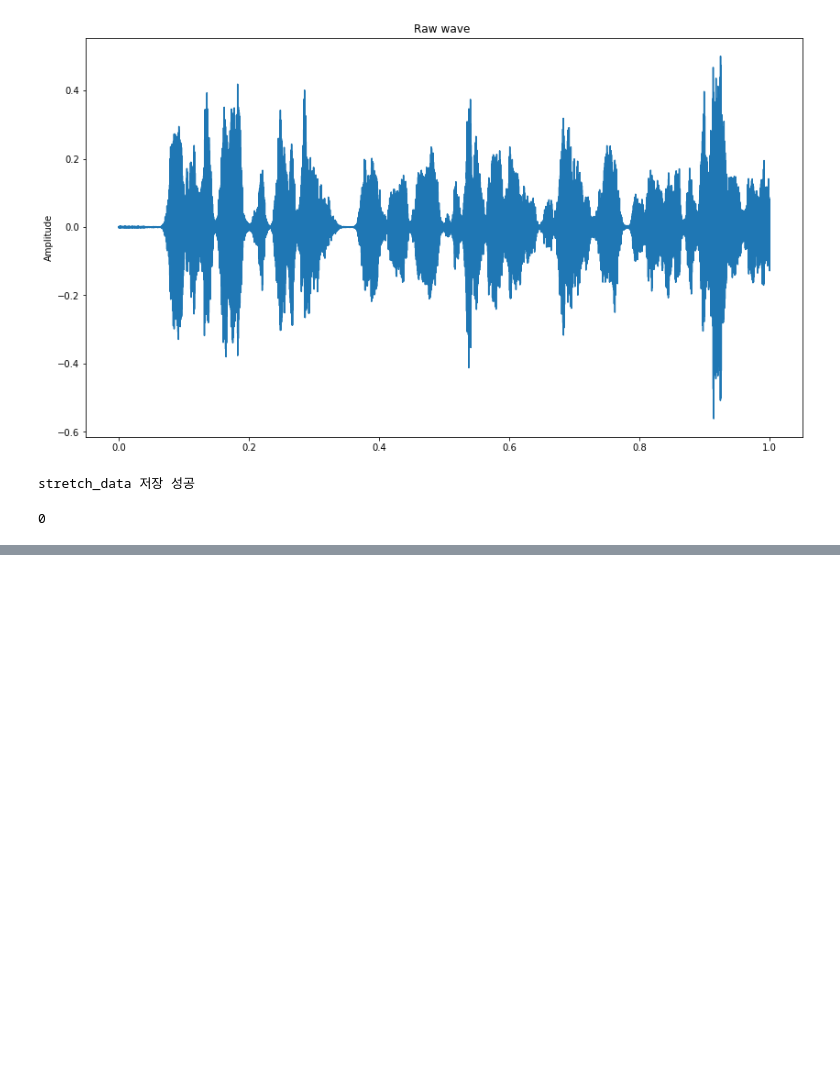
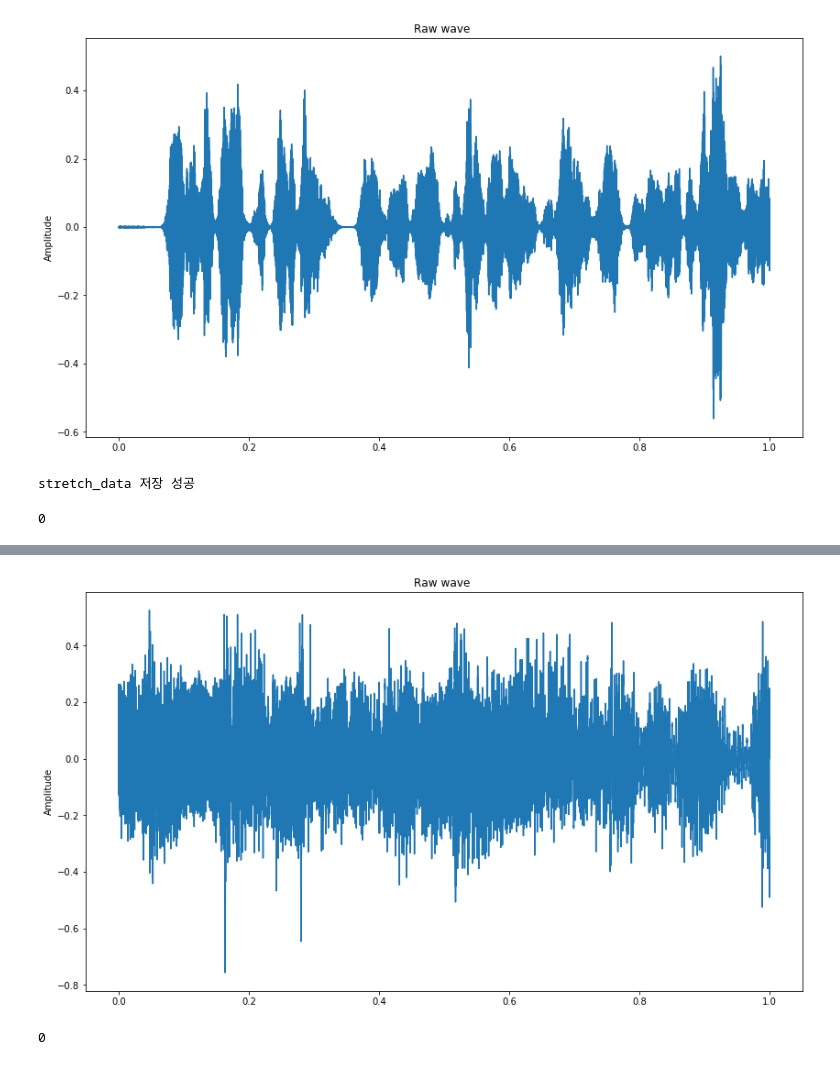
Before and after one commit to solalala-12/Singing-Voice-Conversion, a Jupyter notebook: Preprocessing/data_augmentation.ipynb, the cells around one changed output, grey strips where cells are left out. Saved outputs shown, nothing was run; the diff lists cells and outputs as text; code cells hidden in the pictures; blank space fills up the shorter version.

```diff
--- a/Preprocessing/data_augmentation.ipynb
+++ b/Preprocessing/data_augmentation.ipynb
@@ -79,0 +99,5 @@ stretch_data 저장 성공
+# %%
+minus_sound(data, sr=22050)
+# %% [output]
+[figure, added]
+0
```
Also changed, not shown: parts of 5 cells of this notebook.
